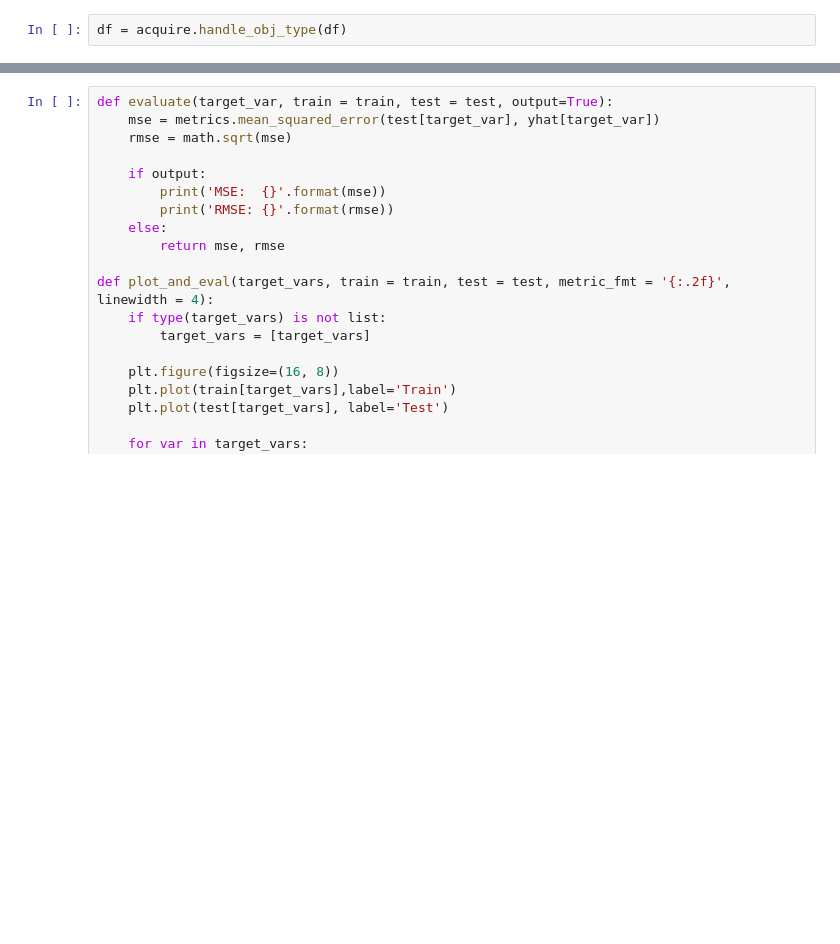
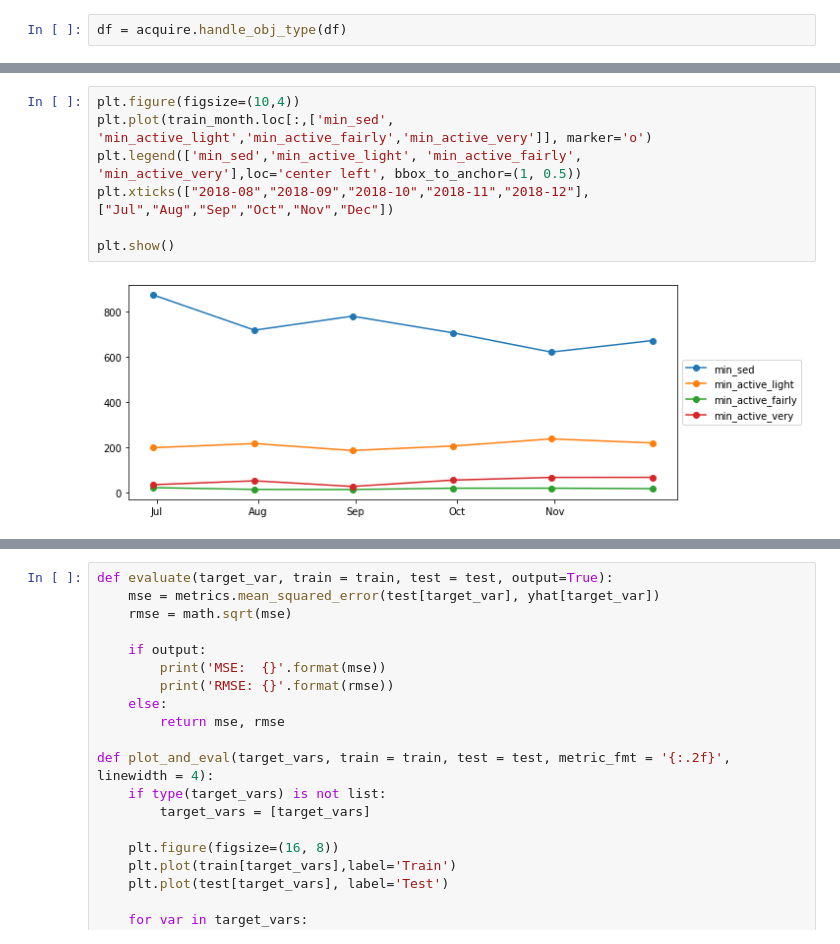
Before and after one commit to BlancoRD/Fitbit-Time-Series, a Jupyter notebook: setup.ipynb, the cells around one changed output, grey strips where cells are left out. Cells and saved outputs as stored; diff of their text form; blank space fills up the shorter version.

```diff
--- a/setup.ipynb
+++ b/setup.ipynb
@@ -155,0 +199,9 @@ sns.heatmap(df.corr(), annot = True)
+# %%
+plt.figure(figsize=(10,4))
+plt.plot(train_month.loc[:,['min_sed', 'min_active_light','min_active_fairly','min_active_very']], marker='o')
+plt.legend(['min_sed','min_active_light', 'min_active_fairly', 'min_active_very'],loc='center left', bbox_to_anchor=(1, 0.5))
+plt.xticks(["2018-08","2018-09","2018-10","2018-11","2018-12"],["Jul","Aug","Sep","Oct","Nov","Dec"])
+
+plt.show()
+# %% [output]
+[figure, added]
```
Also changed, not shown: parts of 44 cells of this notebook, 2 other files.
